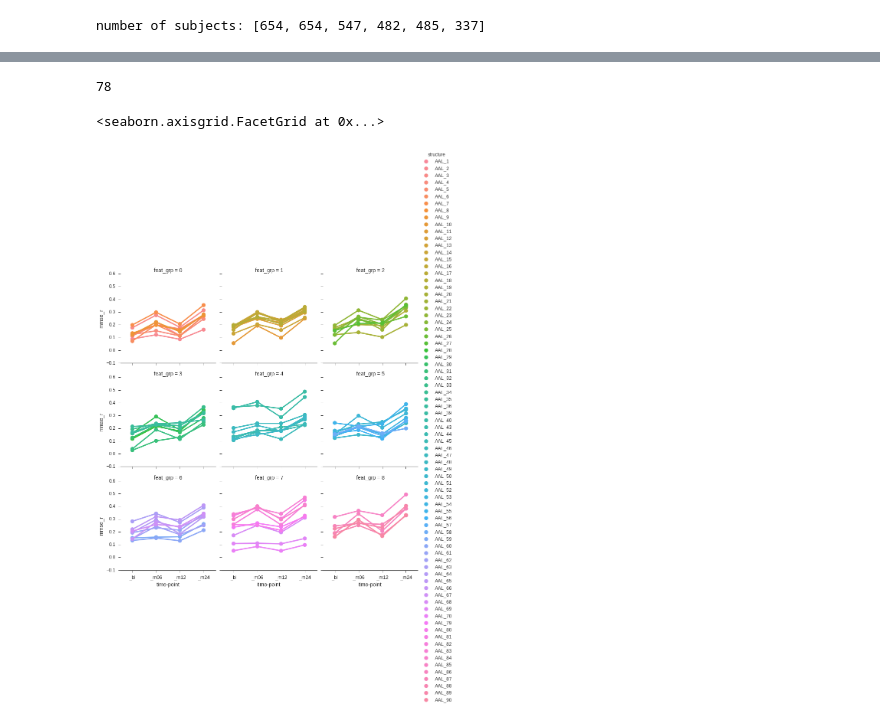
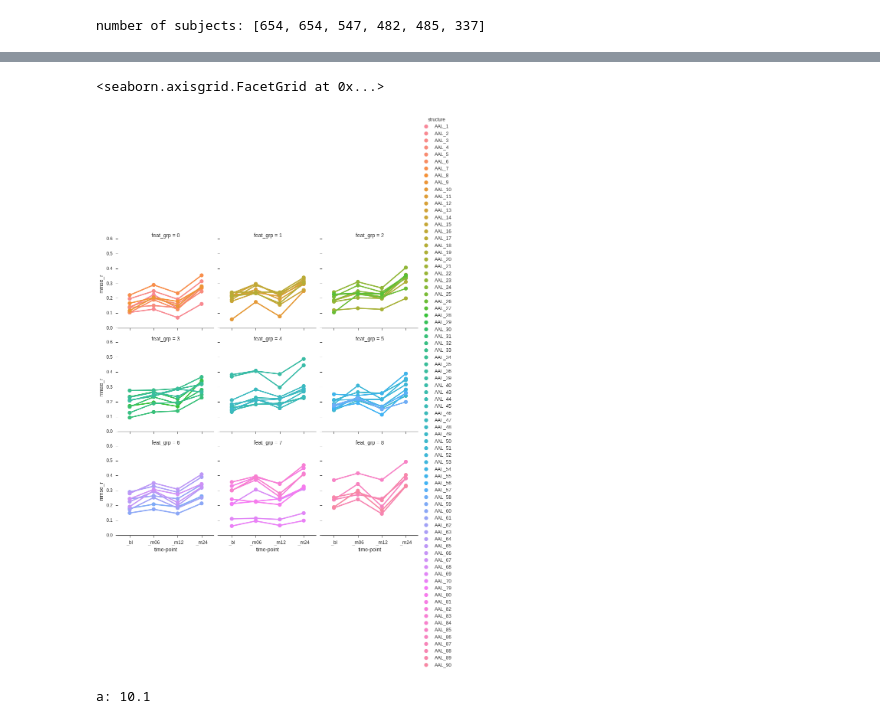
Before and after one commit to TIGRLab/NI-ML, a Jupyter notebook: models/notebooks/ADNI_longitudinal_stats.ipynb, the cells around one changed output, grey strips where cells are left out. Drawn from its saved outputs; the diff is of its cells as text; code cells hidden in the pictures.

Commit message:
code for plotting trajectory stats and ML models with classification support

```diff
--- a/models/notebooks/ADNI_longitudinal_stats.ipynb
+++ b/models/notebooks/ADNI_longitudinal_stats.ipynb
@@ -42,7 +24,7 @@ Name: AAL_0, dtype: float64
 # Extract subset of columns and subjects (cohort)
 cohort = 'ADNI2'
 #demographics
-col_list_demo = ['PTID','AGE','PTGENDER','APOE4']
+col_list_demo = ['PTID','ImageUID','AGE','PTGENDER','APOE4']
 data_demo  = in_data[(in_data.ORIGPROT == cohort) & (in_data.HPC_QC!=0) & (in_data.VISCODE == 'bl')][col_list_demo]
 
 #add a column with numerical DX mapping
@@ -211,20 +223,0 @@ for i, c_var in enumerate(clinical_var):
-# %%
-clinical_var = ['MMSE','ADAS13']
-time_points = ['_bl','_m03','_m06','_m12','_m24']
-feat = []
-for i, c_var in enumerate(clinical_var):
-    for tp in time_points:
-        feat.append(test_merge[c_var + tp].values - test_merge[c_var + '_bl'].values)
-
-
-feat.append(test_merge['AGE'].values)
-feat.append(test_merge['APOE4'].values)
-sex = test_merge['PTGENDER'].values == 'Female'
-feat.append(sex)
-
-feat = np.transpose(np.array(feat))
-print feat.shape
-feat = feat[~np.isnan(feat).any(axis=1)]
-print feat.shape
-feat_X = feat[:,:feat.shape[1]-3]
-print feat_X.shape
@@ -329,44 +368,47 @@ x = test_merge
 
 feat_list = ct_feat #pick one: hc_feat or ct_feat
 
-time_points = ['_bl','_m06','_m12','_m24']
+time_points_mr = ['_bl','_m06','_m12','_m24']
+#time_points_cs = ['_m12','_m24']
+time_points_cs = ['_m24','_m24','_m24','_m24']
 corr_dict = {}
 idx = 0
 feat_grp_size = 9 #Esthetics - number of lines in the same plot.
 for f, feat in enumerate(feat_list):
-    for tp in time_points:
-        adas = test_merge['ADAS13'+tp].values
+    for tp_mr, tp_cs in zip(time_points_mr,time_points_cs):
+        adas = test_merge['ADAS13'+tp_cs].values
         adas_clean = adas[np.isfinite(adas)]
-        y = test_merge[feat+tp].values
+        y = test_merge[feat+tp_mr].values
         y = y[np.isfinite(adas)]
         adas_r = stats.pearsonr(y,adas_clean)[0]
 
-        mmse = test_merge['MMSE'+tp].values
+        mmse = test_merge['MMSE'+tp_cs].values
         mmse_clean = mmse[np.isfinite(mmse)]
-        y = test_merge[feat+tp].values
+        y = test_merge[feat+tp_mr].values
         y = y[np.isfinite(mmse)]
         mmse_r = stats.pearsonr(y,mmse_clean)[0]
 
-        corr_dict[idx]={'structure':feat,'time-point':tp,'adas_r':adas_r,'mmse_r':mmse_r,'feat_grp':f/feat_grp_size}
+        corr_dict[idx]={'structure':feat,'time-point':tp_mr,'adas_r':adas_r,'mmse_r':mmse_r,'feat_grp':f/feat_grp_size}
         idx += 1
 
 df = pd.DataFrame.from_dict(corr_dict,orient='index')
-# %%
-len(feat_list)
-# %% [output]
-78
 # %%
 sns.set_context("notebook", font_scale=1.25)
 sns.set_style("ticks")
-
+clinical_scale = 'mmse_r'
 if len(feat_list) == 18: #hc_feat
-    g = sns.factorplot(x="time-point", y='mmse_r', hue='structure', col='feat_grp', col_wrap=2,
+    g = sns.factorplot(x="time-point", y=clinical_scale, hue='structure', col='feat_grp', col_wrap=2,
                        markers=['o', 'd', 's','+', '^', '>', 'v', '<','x','o', 'd', 's','+', '^', '>', 'v', '<','x'],
                        data=df, size=5)
 else:
-    g = sns.factorplot(x="time-point", y='mmse_r', hue='structure', col='feat_grp', col_wrap=3, data=df, size=4)
+    g = sns.factorplot(x="time-point", y=clinical_scale, hue='structure', col='feat_grp', col_wrap=3, data=df, size=4)
 g.despine(left=True)
 #plt.title('Correlation between structural measure vs. clinical scores')
 # %% [output]
 <seaborn.axisgrid.FacetGrid at 0x...>
-[figure, old version]
+[figure, new version]
+# %%
+a = 10.10101010101
+print 'a: {:2.1f}'.format(a)
+# %% [output]
+a: 10.1
```
Also changed, not shown: parts of 12 cells of this notebook, 1 other file.
